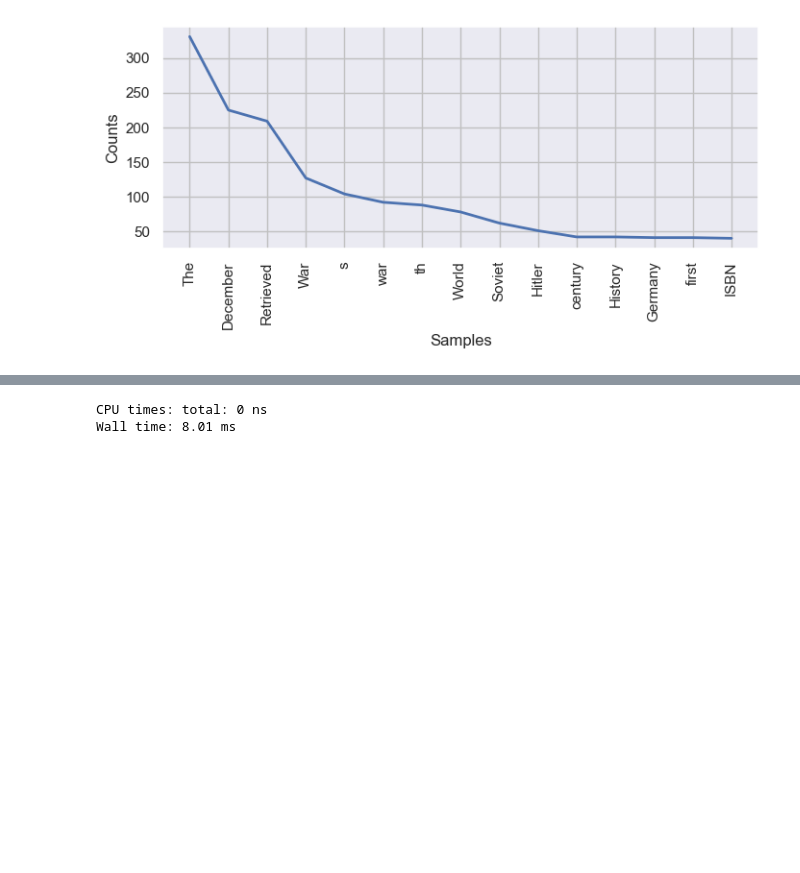
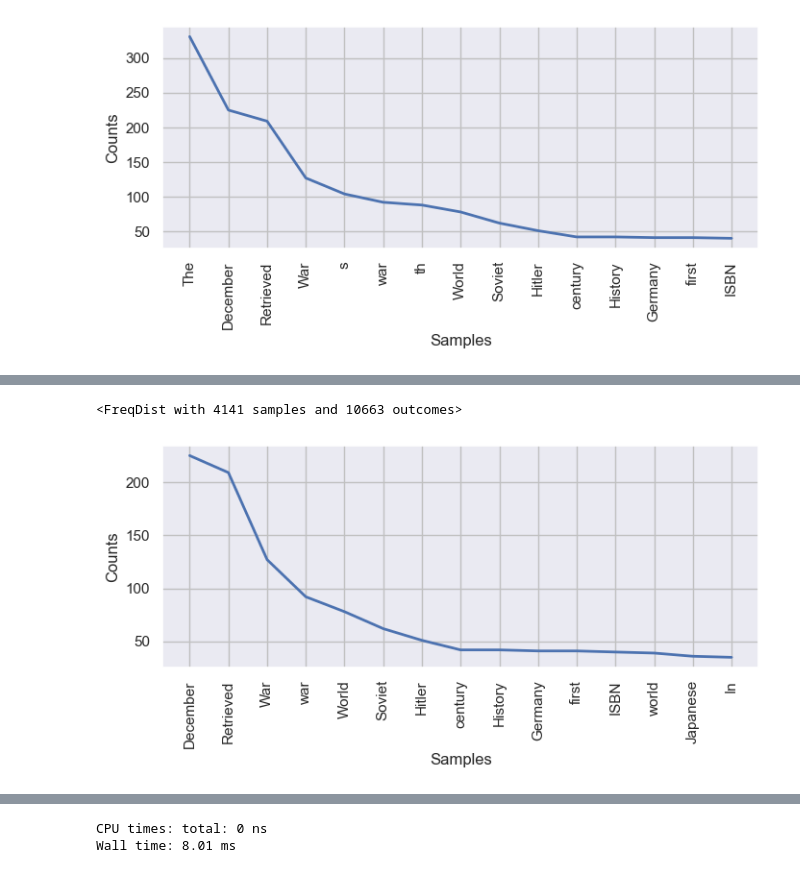
Before and after one commit to SornaMalathi/20th-Century, a Jupyter notebook: Exercise 1.5_Text Mining_Frequently mentioned Countires_20th Century.ipynb, the cells around one changed output, grey strips where cells are left out. Drawn from its saved outputs; the diff is of its cells as text; code cells hidden in the pictures; blank space fills up the shorter version.

```diff
--- a/Exercise 1.5_Text Mining_Frequently mentioned Countires_20th Century.ipynb
+++ b/Exercise 1.5_Text Mining_Frequently mentioned Countires_20th Century.ipynb
@@ -155,3 +159,18 @@ filtered = []
 for word in tokenized_word_2:
      if word not in new_stopwords:
         filtered.append(word)
+# %%
+# Create a new FreqDist for filtered–words
+
+Dist_words_filter = FreqDist(filtered)
+print (Dist_words_filter)
+# %% [output]
+<FreqDist with 4141 samples and 10663 outcomes>
+# %%
+# Frequency Distribution Plot
+
+plt.figure(figsize=(8, 3))
+Dist_words_filter.plot(15,cumulative = False)
+plt.show()
+# %% [output]
+[figure, added]
```
Also changed, not shown: parts of 8 cells of this notebook, 12 other files.
